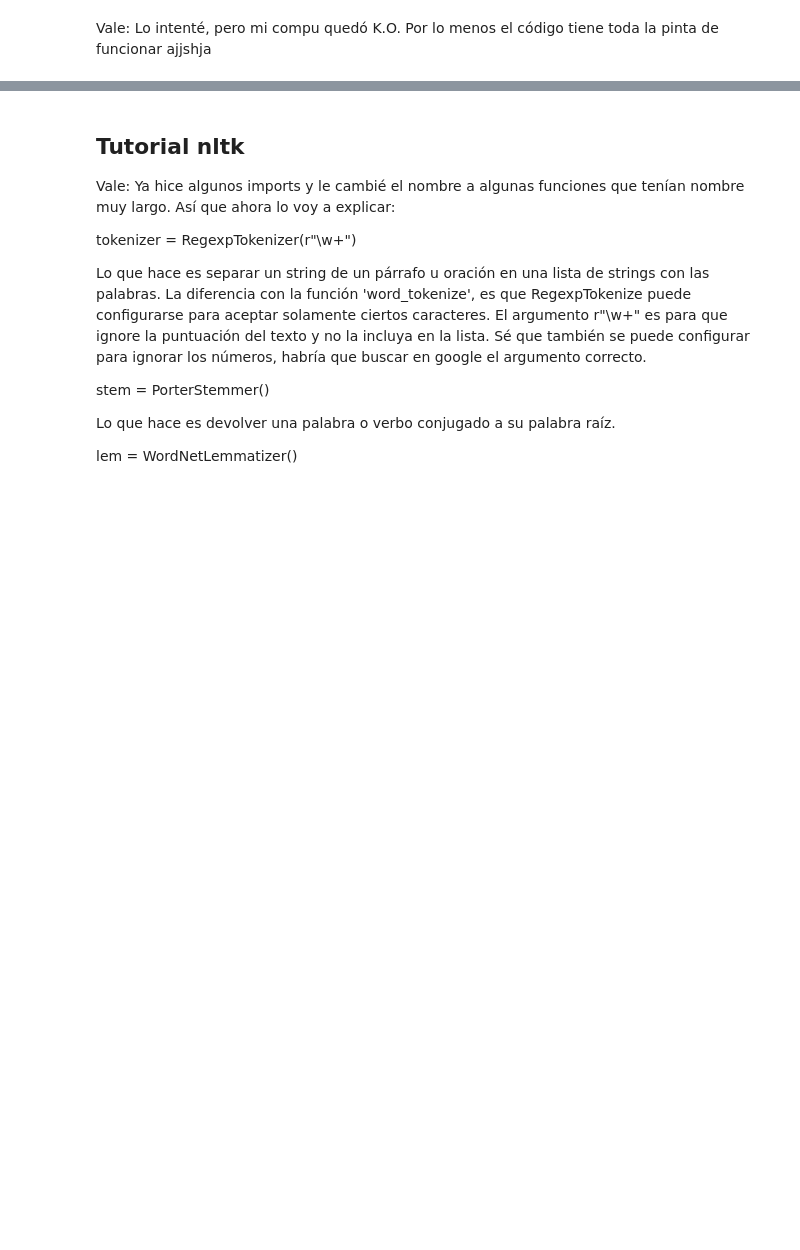
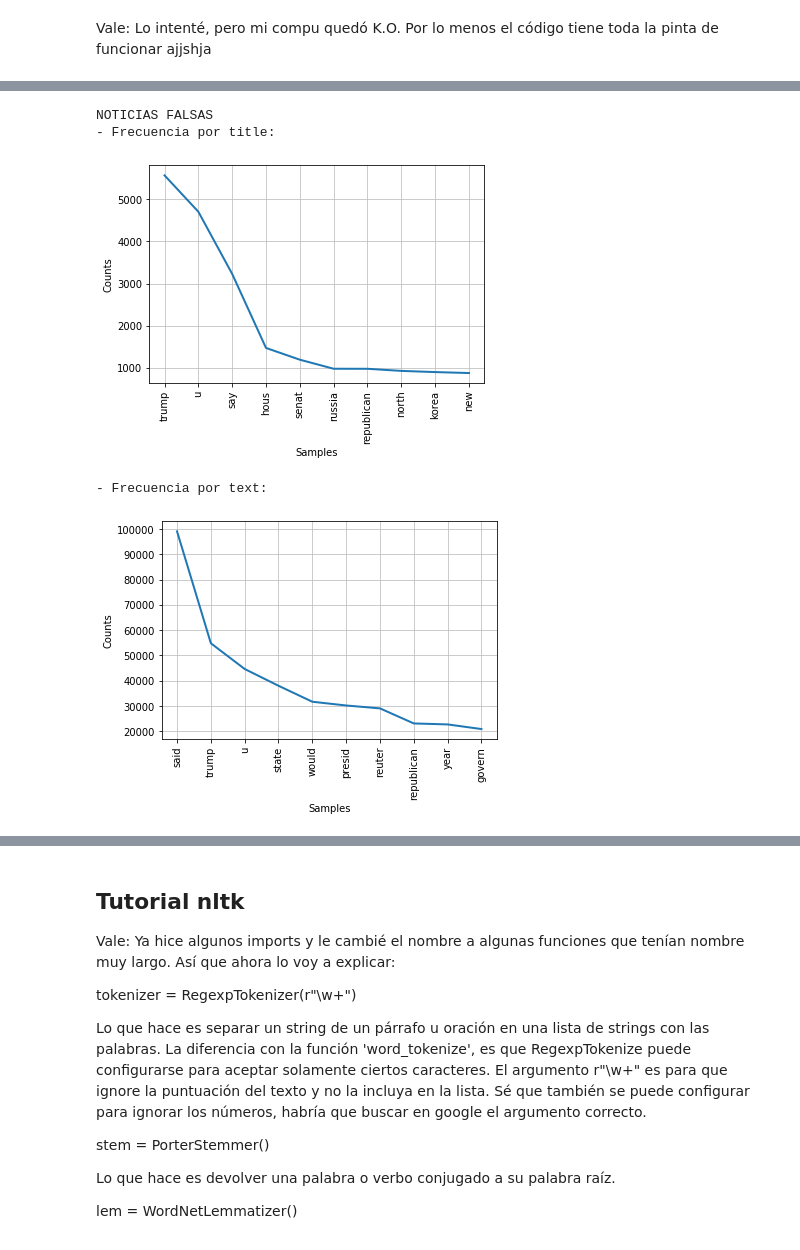
Before and after one commit to framunoz/Detector-Noticias-Falsas, a Jupyter notebook: codigo/01-Carga_de_datos.ipynb, the cells around one changed output, grey strips where cells are left out. Drawn from its saved outputs; the diff is of its cells as text; code cells hidden in the pictures; blank space fills up the shorter version.

```diff
--- a/codigo/01-Carga_de_datos.ipynb
+++ b/codigo/01-Carga_de_datos.ipynb
@@ -745,0 +797,9 @@ Vale: Lo intenté, pero mi compu quedó K.O. Por lo menos el código tiene toda
+# %%
+print('NOTICIAS FALSAS')
+word_frequency(df_true_proc, 10)
+# %% [output]
+NOTICIAS FALSAS
+- Frecuencia por title:
+[figure, added]
+- Frecuencia por text:
+[figure, added]
```
Also changed, not shown: parts of 18 cells of this notebook, 1 other file.
